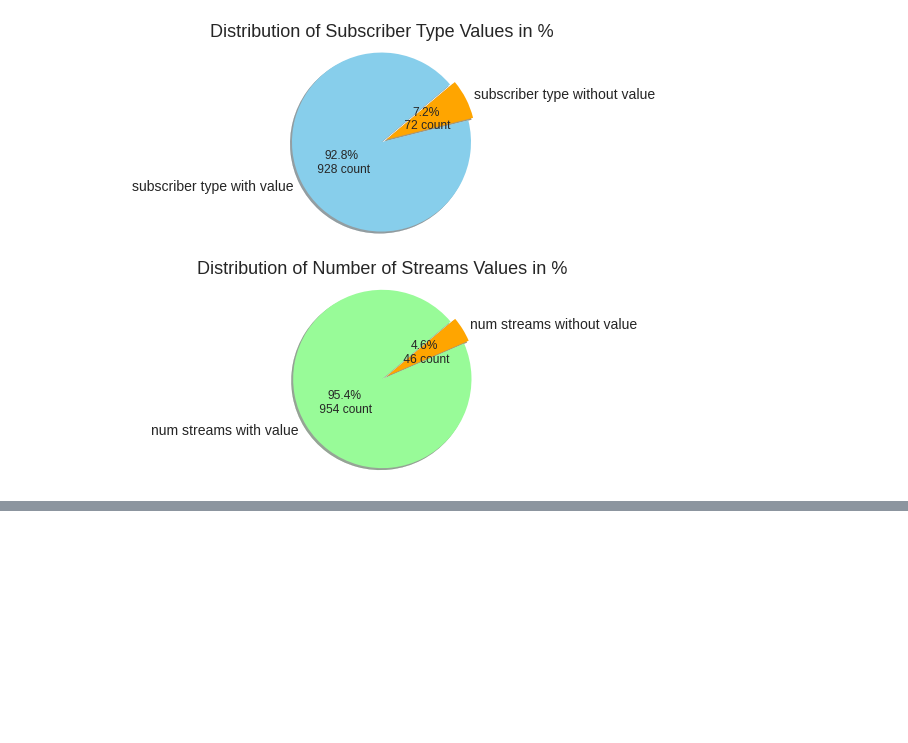
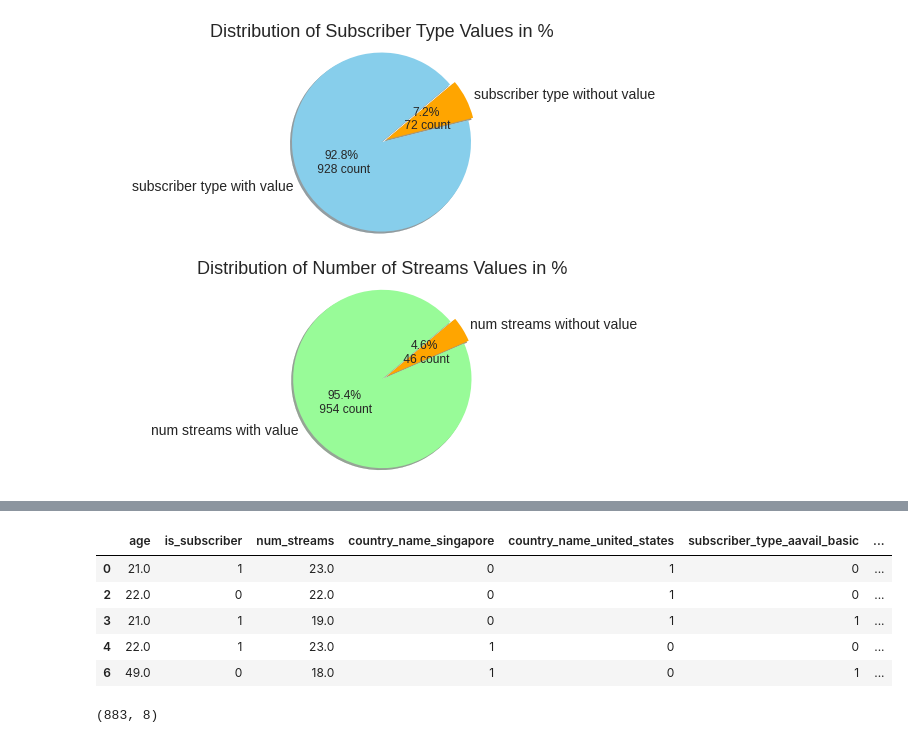
Before and after one commit to momchilantonov/Coursera-AIWorkflow_DataAnalysis_HypothesisTesting-IBM, a Jupyter notebook: Practice Peer-graded Assignment/notebooks/Visualization and Imputation.ipynb, the cells around one changed output, grey strips where cells are left out. Saved outputs shown, nothing was run; the diff lists cells and outputs as text; code cells hidden in the pictures; blank space fills up the shorter version.

```diff
--- a/Practice Peer-graded Assignment/notebooks/Visualization and Imputation.ipynb
+++ b/Practice Peer-graded Assignment/notebooks/Visualization and Imputation.ipynb
@@ -417,0 +507,13 @@ plt.show()
+# %%
+data_corr.head() # check the new corr data set
+# %% [output]
+|  | age | is_subscriber | num_streams | country_name_singapore | country_name_united_states | subscriber_type_aavail_basic | ... |
+| 0 | 21.0 | 1 | 23.0 | 0 | 1 | 0 | ... |
+| 2 | 22.0 | 0 | 22.0 | 0 | 1 | 0 | ... |
+| 3 | 21.0 | 1 | 19.0 | 0 | 1 | 1 | ... |
+| 4 | 22.0 | 1 | 23.0 | 1 | 0 | 0 | ... |
+| 6 | 49.0 | 0 | 18.0 | 1 | 0 | 1 | ... |
+# %%
+data_corr.shape # check the shape of the corr data set
+# %% [output]
+(883, 8)
```
Also changed, not shown: parts of 21 cells of this notebook, 2 other files.
